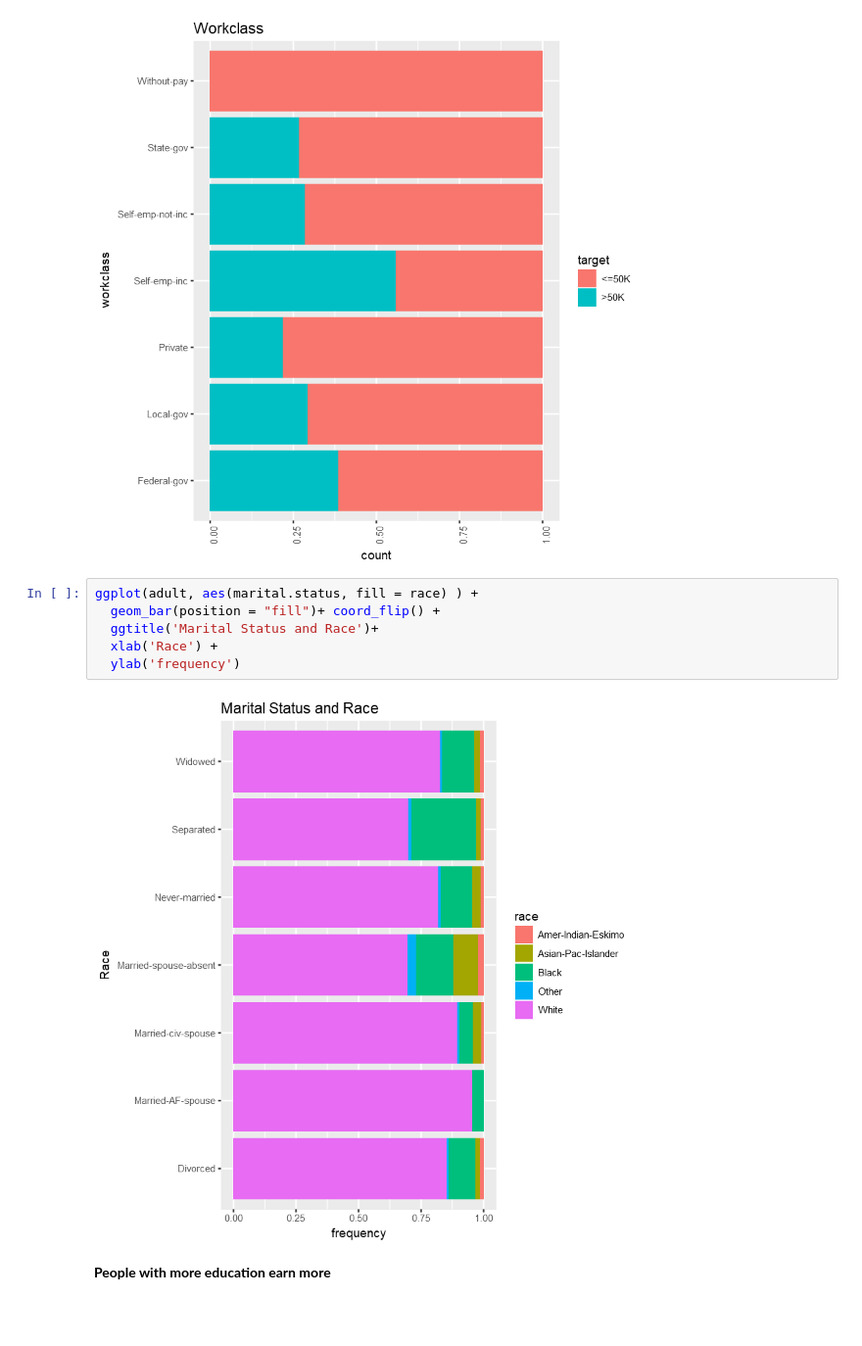
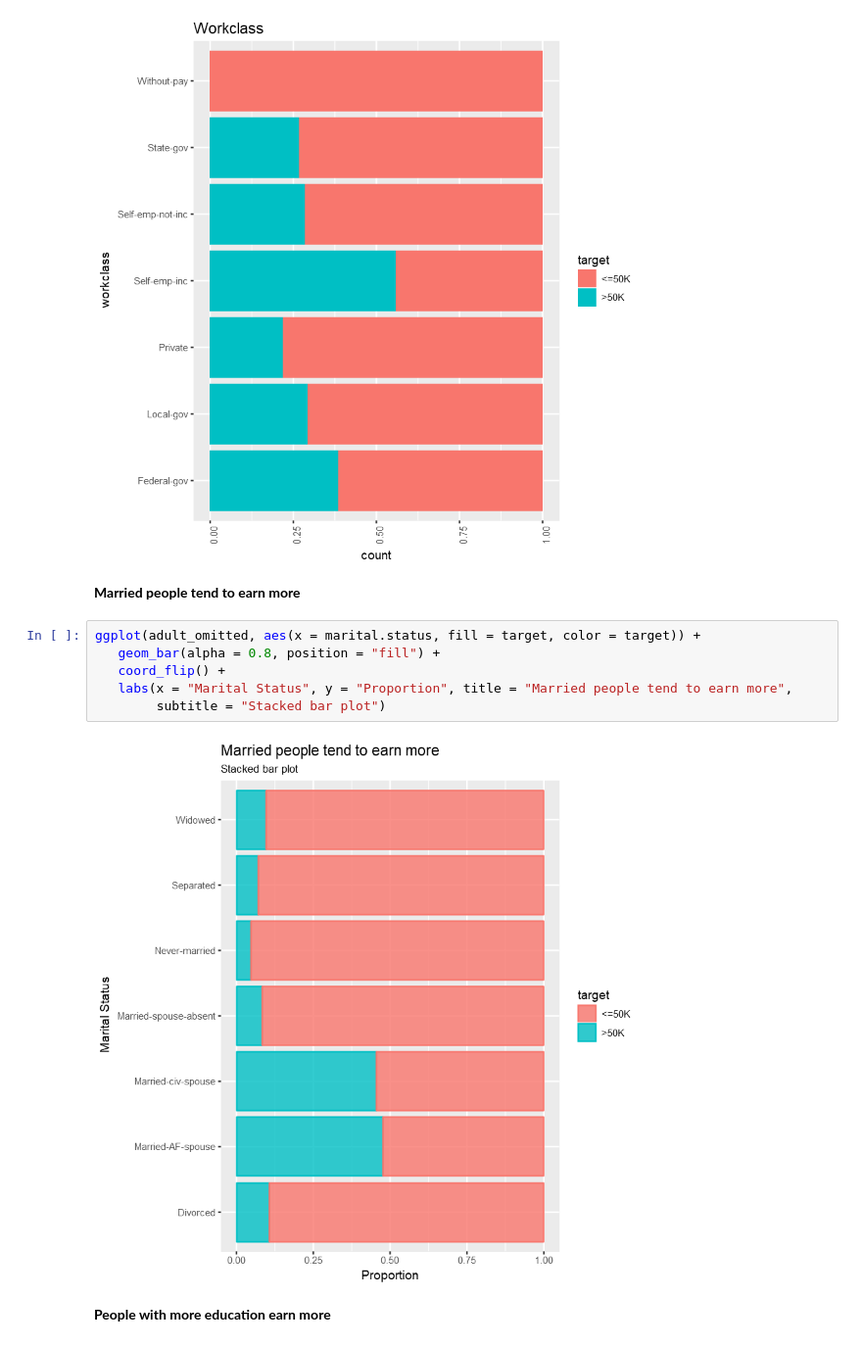
Before and after one commit to MElHuseyni/Predict-Income-using-US-Census-Data, a Jupyter notebook: Exploratory Data Analysis in R.ipynb, the cells around one changed output. Shown at 98% size. Cells and saved outputs as stored; diff of their text form; blank space fills up the shorter version.

```diff
--- a/Exploratory Data Analysis in R.ipynb
+++ b/Exploratory Data Analysis in R.ipynb
@@ -312,14 +312,16 @@ coord_flip() + theme(axis.text.x = element_text(angle = 90)) + ggtitle("Workclas
 workclass_bar
 # %% [output]
 [figure]
-# %%
-ggplot(adult, aes(marital.status, fill = race) ) +
-  geom_bar(position = "fill")+ coord_flip() +
-  ggtitle('Marital Status and Race')+
-  xlab('Race') +
-  ylab('frequency')
-# %% [output]
-[figure, removed]
+# %% [markdown]
+**Married people tend to earn more**
+# %%
+ggplot(adult_omitted, aes(x = marital.status, fill = target, color = target)) +
+   geom_bar(alpha = 0.8, position = "fill") +
+   coord_flip() +
+   labs(x = "Marital Status", y = "Proportion", title = "Married people tend to earn more",
+        subtitle = "Stacked bar plot")
+# %% [output]
+[figure, added]
 # %% [markdown]
 **People with more education earn more**
 # %%
```
Also changed, not shown: parts of 41 cells of this notebook.
